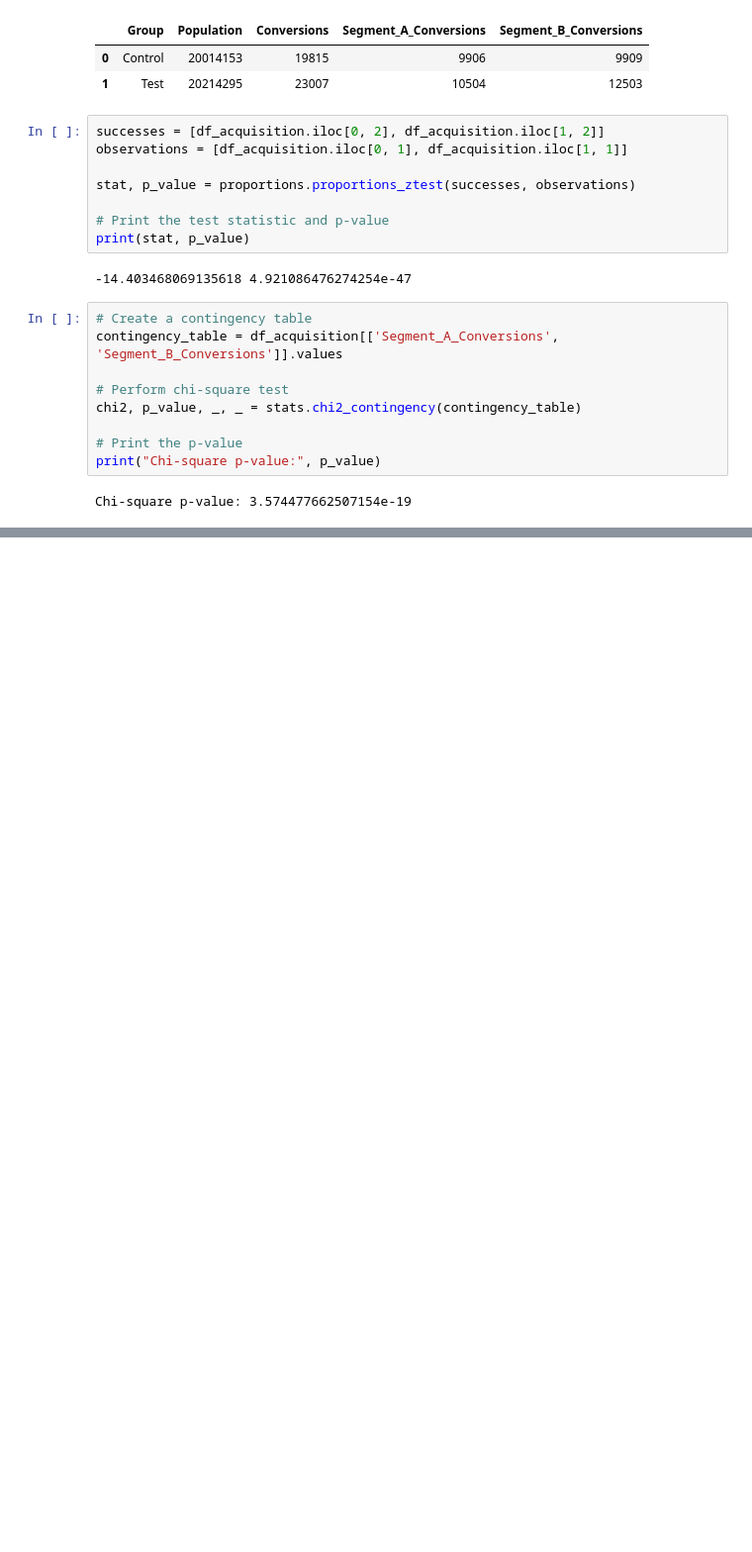
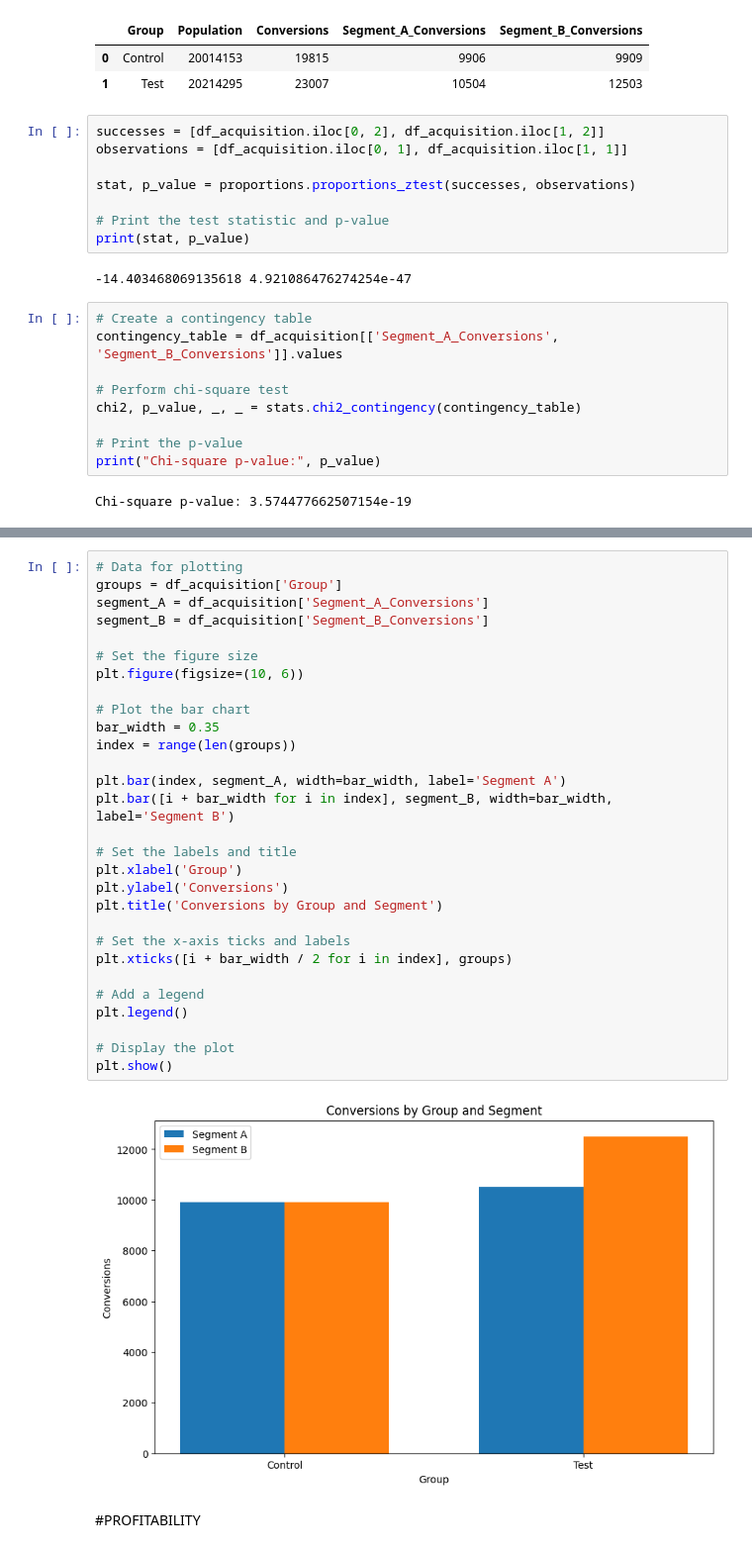
Before and after one commit to programeralebrije/ChimeSpendTracker, a Jupyter notebook: ChimeSpendTracker.ipynb, the cells around one changed output, grey strips where cells are left out. Shown at 99% size. Saved outputs shown, nothing was run; the diff lists cells and outputs as text; blank space fills up the shorter version.

```diff
--- a/ChimeSpendTracker.ipynb
+++ b/ChimeSpendTracker.ipynb
@@ -50,0 +70,33 @@ Chi-square p-value: 3.574477662507154e-19
+# %%
+# Data for plotting
+groups = df_acquisition['Group']
+segment_A = df_acquisition['Segment_A_Conversions']
+segment_B = df_acquisition['Segment_B_Conversions']
+
+# Set the figure size
+plt.figure(figsize=(10, 6))
+
+# Plot the bar chart
+bar_width = 0.35
+index = range(len(groups))
+
+plt.bar(index, segment_A, width=bar_width, label='Segment A')
+plt.bar([i + bar_width for i in index], segment_B, width=bar_width, label='Segment B')
+
+# Set the labels and title
+plt.xlabel('Group')
+plt.ylabel('Conversions')
+plt.title('Conversions by Group and Segment')
+
+# Set the x-axis ticks and labels
+plt.xticks([i + bar_width / 2 for i in index], groups)
+
+# Add a legend
+plt.legend()
+
+# Display the plot
+plt.show()
+# %% [output]
+[figure, added]
+# %% [markdown]
+#PROFITABILITY
```
Also changed, not shown: parts of 2 cells of this notebook.
